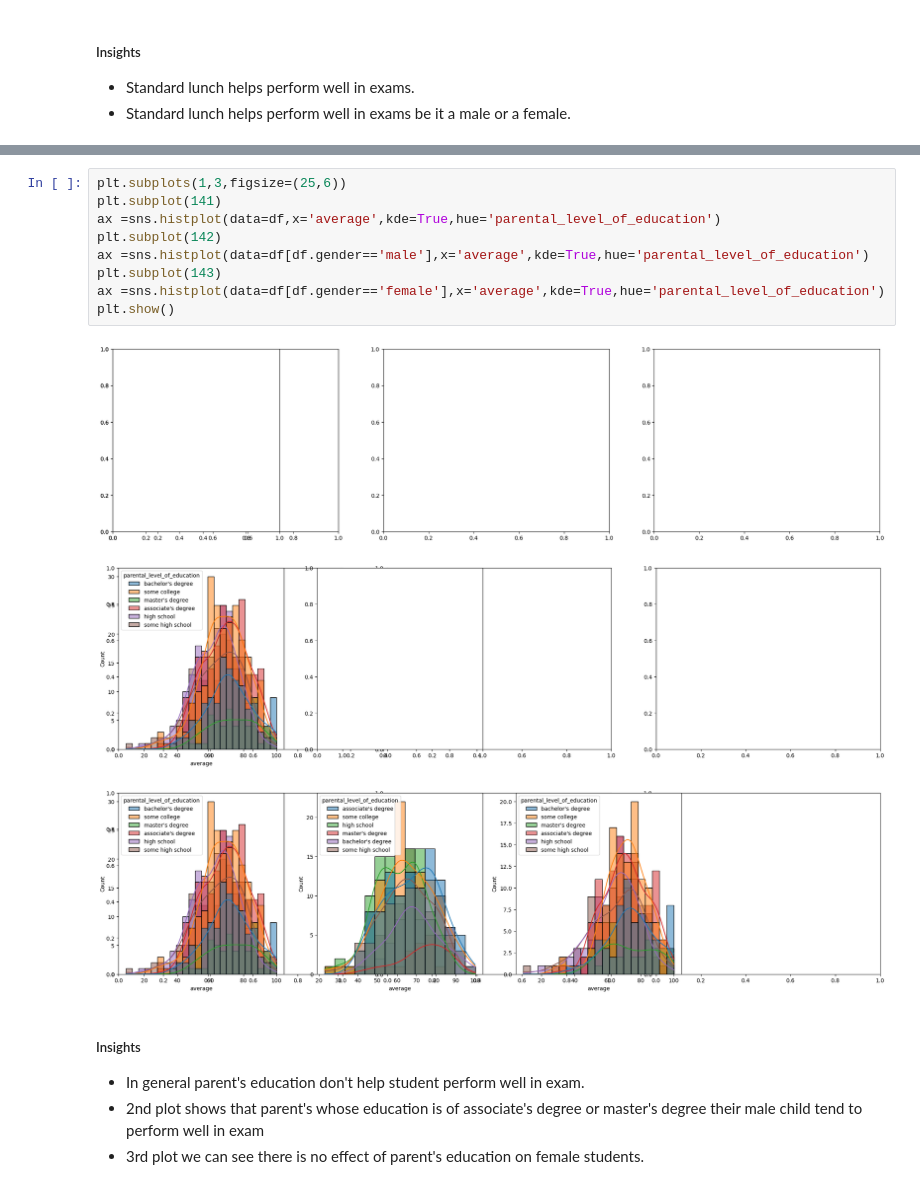
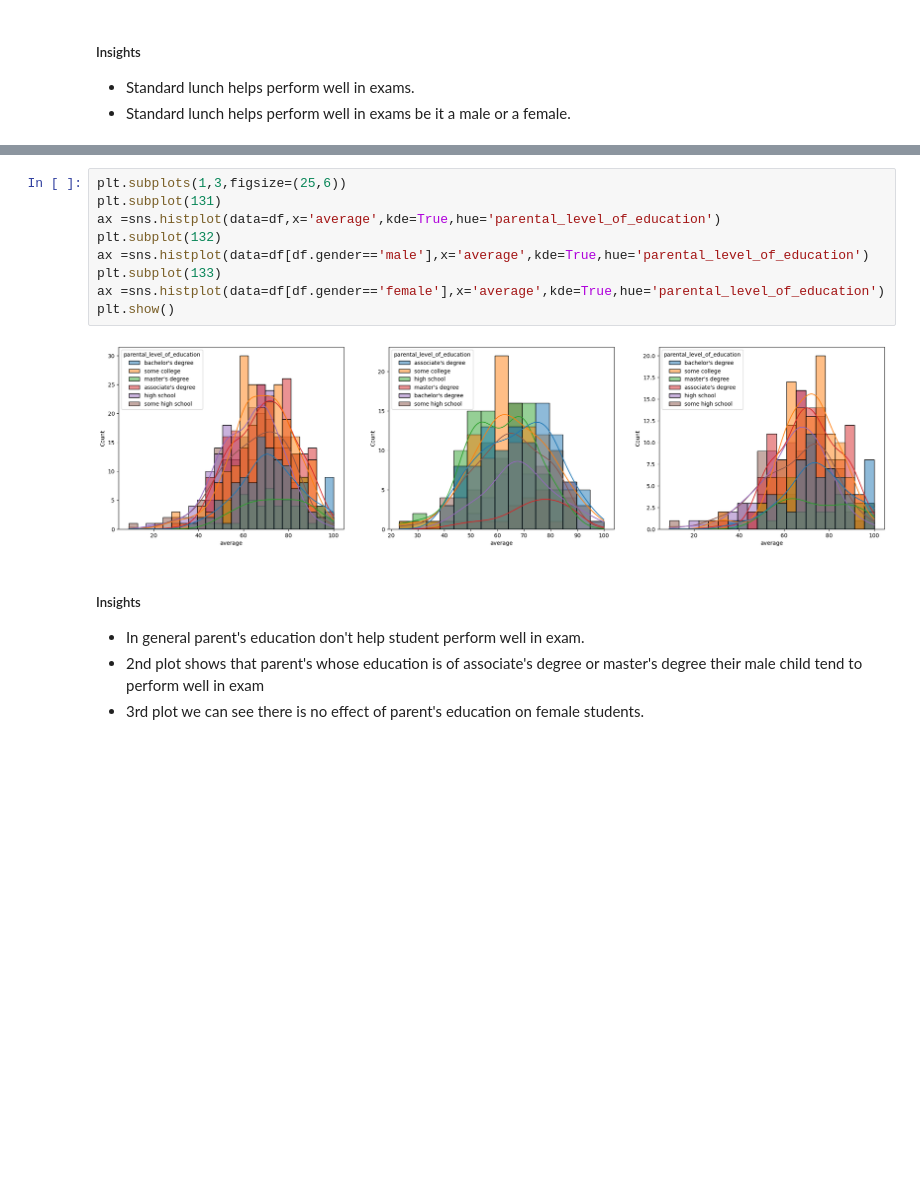
Before and after one commit to Naitik123910/mlproject, a Jupyter notebook: notebook/1 . EDA STUDENT PERFORMANCE .ipynb, the cells around one changed output, grey strips where cells are left out. Cells and saved outputs as stored; diff of their text form; blank space fills up the shorter version.

```diff
--- a/notebook/1 . EDA STUDENT PERFORMANCE .ipynb
+++ b/notebook/1 . EDA STUDENT PERFORMANCE .ipynb
@@ -306,16 +309,14 @@ df.head()
 # %%
 plt.subplots(1,3,figsize=(25,6))
-plt.subplot(141)
+plt.subplot(131)
 ax =sns.histplot(data=df,x='average',kde=True,hue='parental_level_of_education')
-plt.subplot(142)
+plt.subplot(132)
 ax =sns.histplot(data=df[df.gender=='male'],x='average',kde=True,hue='parental_level_of_education')
-plt.subplot(143)
+plt.subplot(133)
 ax =sns.histplot(data=df[df.gender=='female'],x='average',kde=True,hue='parental_level_of_education')
 plt.show()
 # %% [output]
-[figure, old version]
+[figure, new version]
-[figure, removed]
-[figure, removed]
 # %% [markdown]
 #####  Insights
 - In general parent's education don't help student perform well in exam.
```
Also changed, not shown: parts of 18 cells of this notebook, 4 other files.
